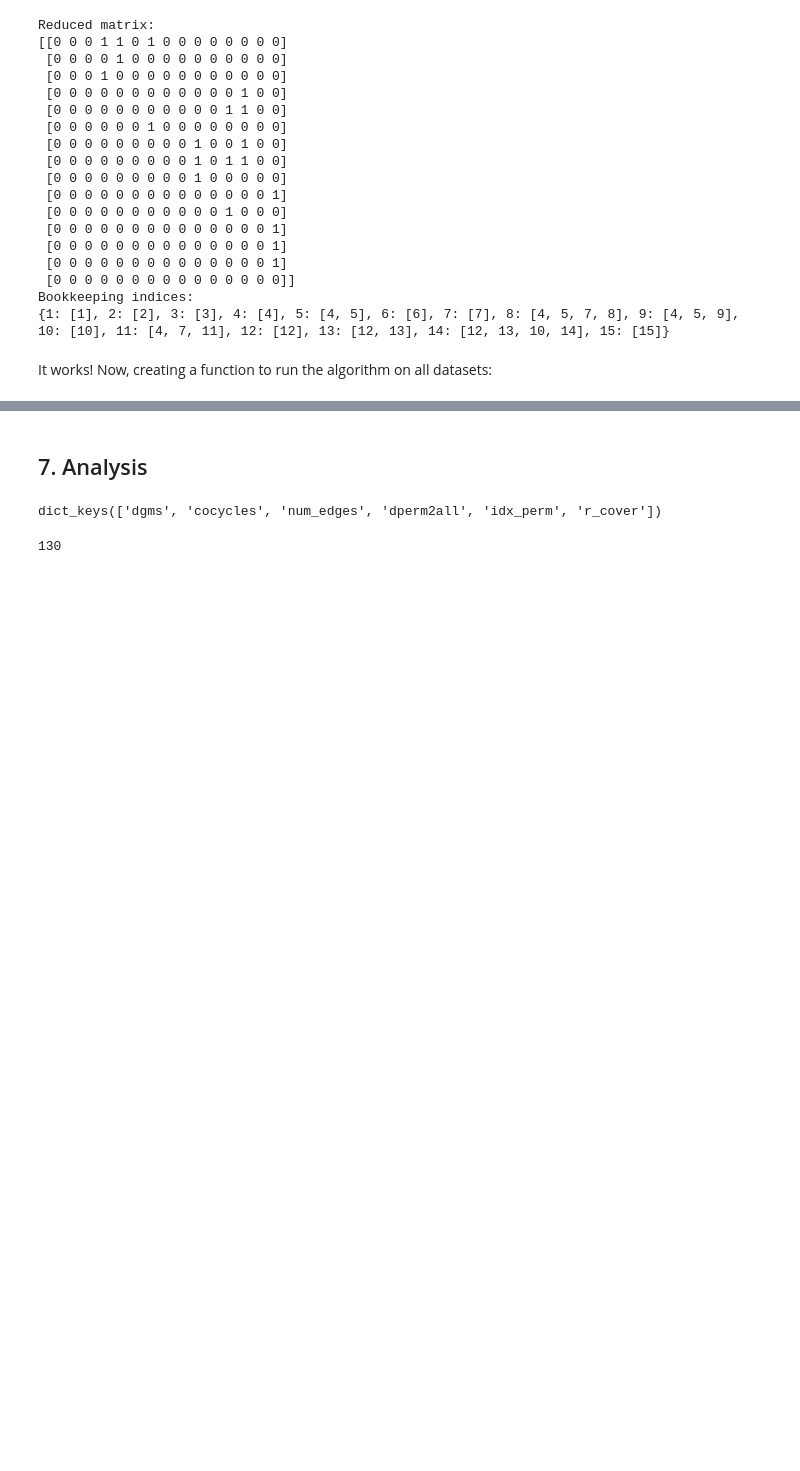
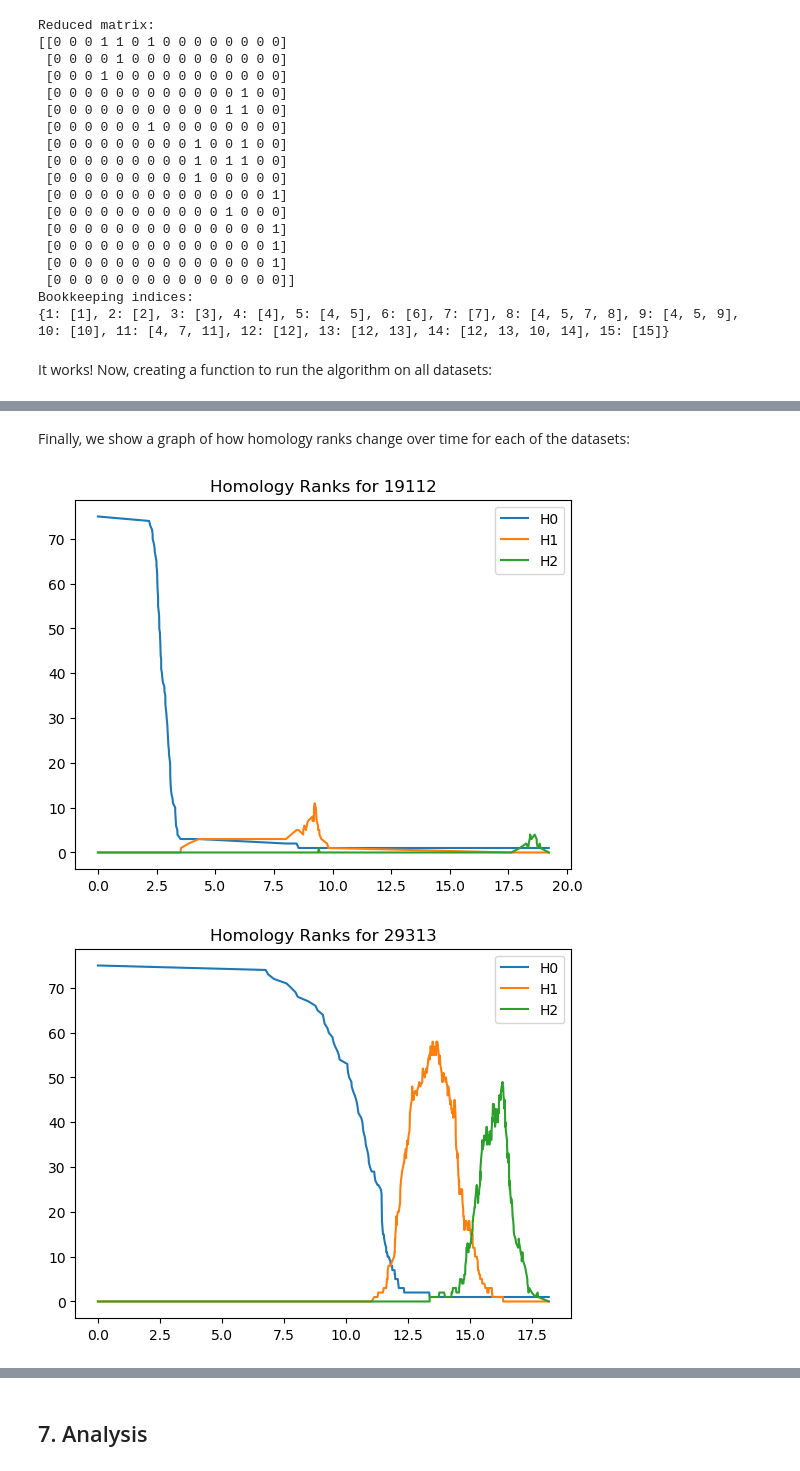
Before and after one commit to BVanDeWater/625.687, a Jupyter notebook: Notebooks/Homework12.ipynb, the cells around one changed output, grey strips where cells are left out. Drawn from its saved outputs; the diff is of its cells as text; code cells hidden in the pictures; blank space fills up the shorter version.

```diff
--- a/Notebooks/Homework12.ipynb
+++ b/Notebooks/Homework12.ipynb
@@ -509,0 +574,45 @@ for i in range(len(dmatrices)):
+# %% [markdown]
+Finally, we show a graph of how homology ranks change over time for each of the datasets:
+# %%
+def homology_ranks(dgms, _id, show=True):
+    colors = ['#1f77b4', '#ff7f0e', '#2ca02c']
+    baseline = 0
+    agg = {0:{}}
+    # For each homology in the array from Ripser
+    for dim, homology in enumerate(dgms):
+        # Collect all of the distances for births...
+        dists = {span[0] for span in homology}
+        # ...and deaths...
+        dists = dists.union({span[1] for span in homology if span[1] != 'inf'})
+        # Sort the distances and add to the aggregate dictionary.
+        for d in dists:
+            agg[d] = {}
+
+    for dim, homology in enumerate(dgms):
+        # Count the number of elements alive at distance d
+        count = []
+        for dist in sorted(agg):
+            cnt = len([h for h in homology if h[0] <= dist and dist < h[1]])
+            agg[dist][dim] = cnt
+        # Add the counts to the plot.
+        plt.plot(sorted([d for d in agg]), [agg[d][dim] for d in sorted(agg)],
+                color=colors[dim], label=f"H{dim}")
+    if show:
+        plt.legend()
+        plt.title(f"Homology Ranks for {_id}")
+        plt.show()
+
+    # Various other computations:
+    for dist in agg:
+        e_ch = sum([((-1)**dim)*agg[dist][dim] for dim, _ in enumerate(dgms)])
+        agg[dist]['euler_char'] = e_ch
+
+    return agg
+
+for i in range(len(dmatrices)):
+    matrix = np.asarray(dmatrices[i])
+    res = ripser(matrix, distance_matrix=True, maxdim=2)
+    homology_ranks(res['dgms'], dataset_ids[i])
+# %% [output]
+[figure, added]
+[figure, added]
@@ -510,10 +629,2 @@ for i in range(len(dmatrices)):
 # %% [markdown]
 ## 7. Analysis
-# %%
-res.keys()
-# %% [output]
-dict_keys(['dgms', 'cocycles', 'num_edges', 'dperm2all', 'idx_perm', 'r_cover'])
-# %%
-len(res['dgms'][2])
-# %% [output]
-130
```
Also changed, not shown: parts of 22 cells of this notebook.
